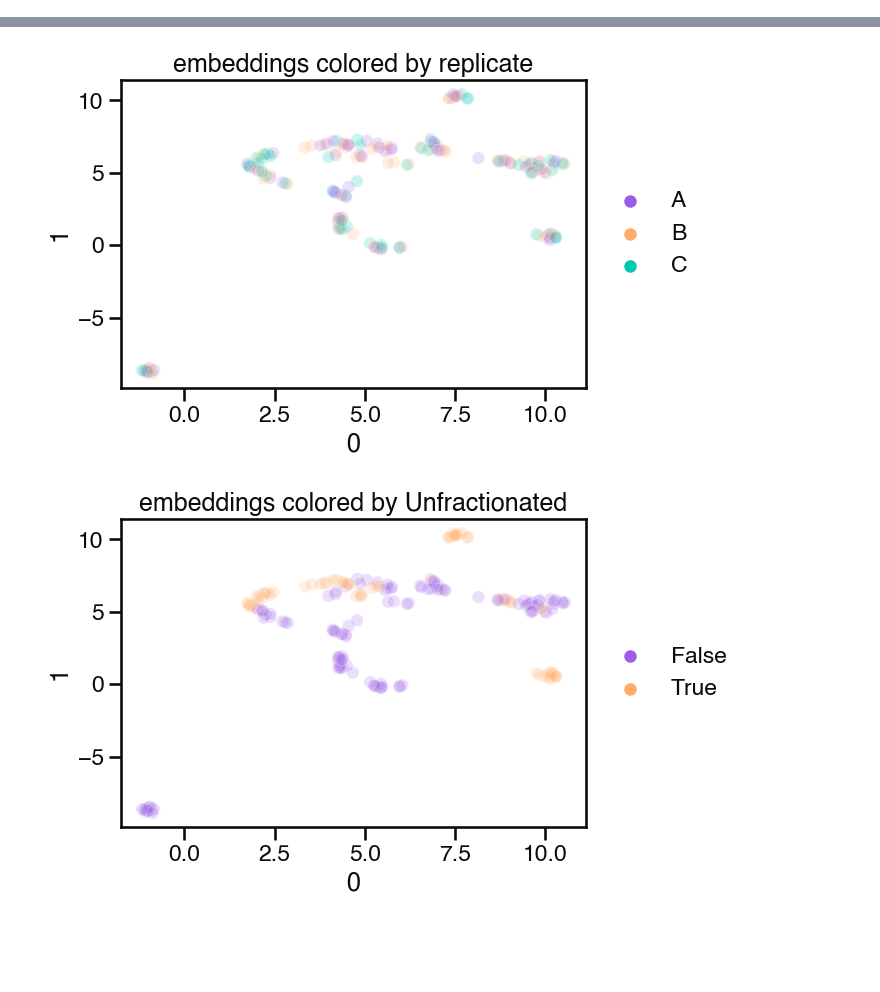
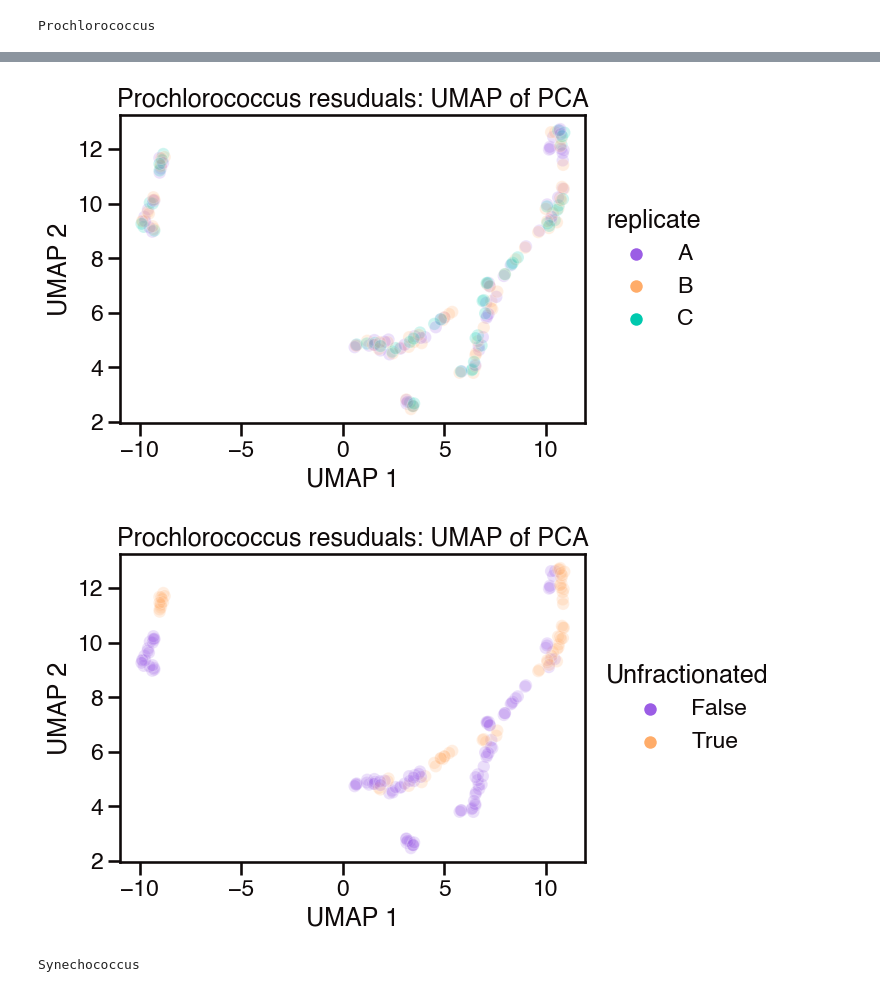
Before and after one commit to blasks/barnacle-manuscript, a Jupyter notebook: figures/3-normalization/normalization-figures.ipynb, the cells around one changed output, grey strips where cells are left out. Cells and saved outputs as stored; diff of their text form; code cells hidden in the pictures; blank space fills up the shorter version.

Commit message:
cleaning up and improving normalization code & figures

```diff
--- a/figures/3-normalization/normalization-figures.ipynb
+++ b/figures/3-normalization/normalization-figures.ipynb
@@ -99,20 +141,23 @@ Data variables:
 # make dataframes from data tensors
 
 # unfold syn residuals into dataframe
-syn_embed_df = syn_standard_ds.residual.to_dataframe().reset_index().pivot(
-#     index=['sample', 'clade'],
-#     columns='ortholog'
+syn_df = syn_ds.residual.to_dataframe().reset_index().pivot(
+#     index='ortholog',
+#     columns=['sample', 'clade']
     index='sample',
     columns=['ortholog', 'clade']
 )
 
 # unfold pro residuals into dataframe
-pro_embed_df = pro_standard_ds.residual.to_dataframe().reset_index().pivot(
-#     index=['sample', 'clade'],
-#     columns='ortholog'
+pro_df = pro_ds.residual.to_dataframe().reset_index().pivot(
+#     index='ortholog',
+#     columns=['sample', 'clade']
     index='sample',
     columns=['ortholog', 'clade']
 )
 
-syn_embed_df
+residual_dfs = {
+    'Prochlorococcus': pro_df,
+    'Synechococcus': syn_df
+}
 # %% [output]
@@ -165,13 +223,19 @@ Running UMAP with 2 components...
 # variables = ['clade', 'Cruise', 'Dataset', 'Latitude', 'Depth', 'replicate', 'Unfractionated']
 variables = ['Cruise', 'Dataset', 'Latitude', 'Depth', 'replicate', 'Unfractionated']
 
-# plot each variable
-for var in variables:
-    fig, ax = plt.subplots(figsize=(6, 4))
-    sns.scatterplot(x=0, y=1, hue=var, alpha=0.2, data=merged_df, ax=ax)
-    plt.title('embeddings colored by {}'.format(var))
-    plt.legend(loc='center left', bbox_to_anchor=[1, 0.5]);
-#     plt.tight_layout()
-    plt.show()
-#     fig.savefig('../figures/PCA_vs_{}.png'.format(var))
+# plot both datasets
+for genus in ['Prochlorococcus', 'Synechococcus']:
+    print('\n{}\n'.format(genus))
+    plot_df = reduced_dfs[genus]
+
+    # plot each variable
+    for var in variables:
+        fig, ax = plt.subplots(figsize=(6, 4))
+        sns.scatterplot(x=0, y=1, hue=var, alpha=0.2, data=plot_df, ax=ax)
+        plt.title('{} resuduals: UMAP of PCA'.format(genus))
+        plt.legend(title=var, loc='center left', bbox_to_anchor=[1, 0.5]);
+        plt.xlabel('UMAP 1')
+        plt.ylabel('UMAP 2')
+        plt.show()
 # %% [output]
+Prochlorococcus
@@ -182,2 +246,3 @@ for var in variables:
-[figure, old version]
+[figure, new version]
-[figure, old version]
+[figure, new version]
+Synechococcus
```
Also changed, not shown: parts of 12 cells of this notebook, 1 other file.
